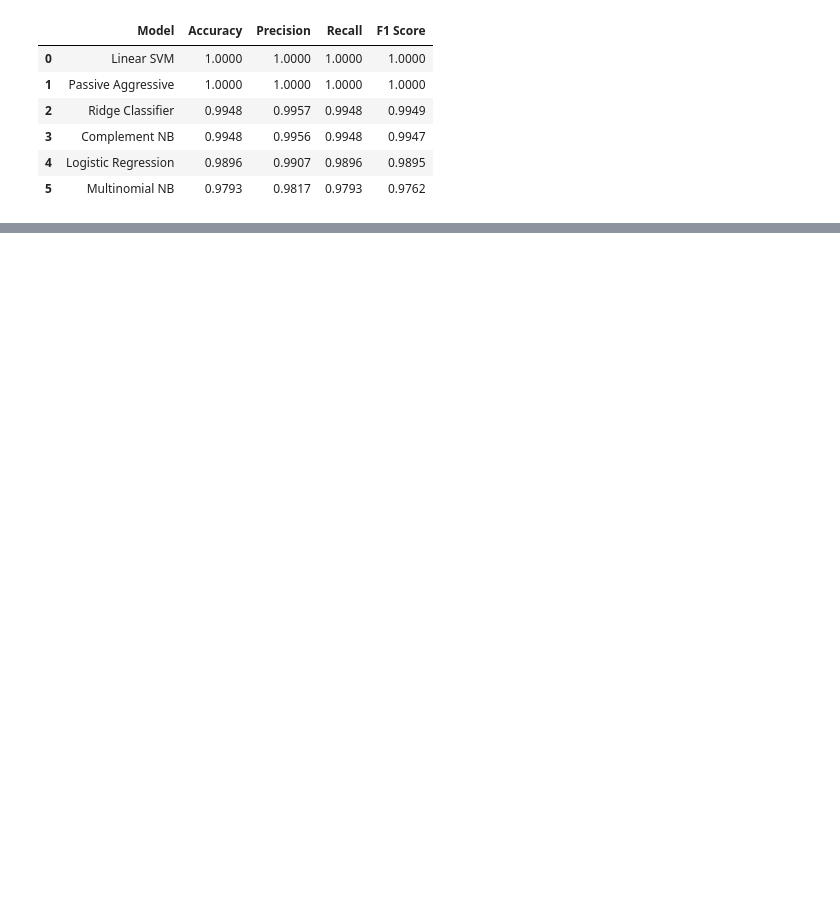
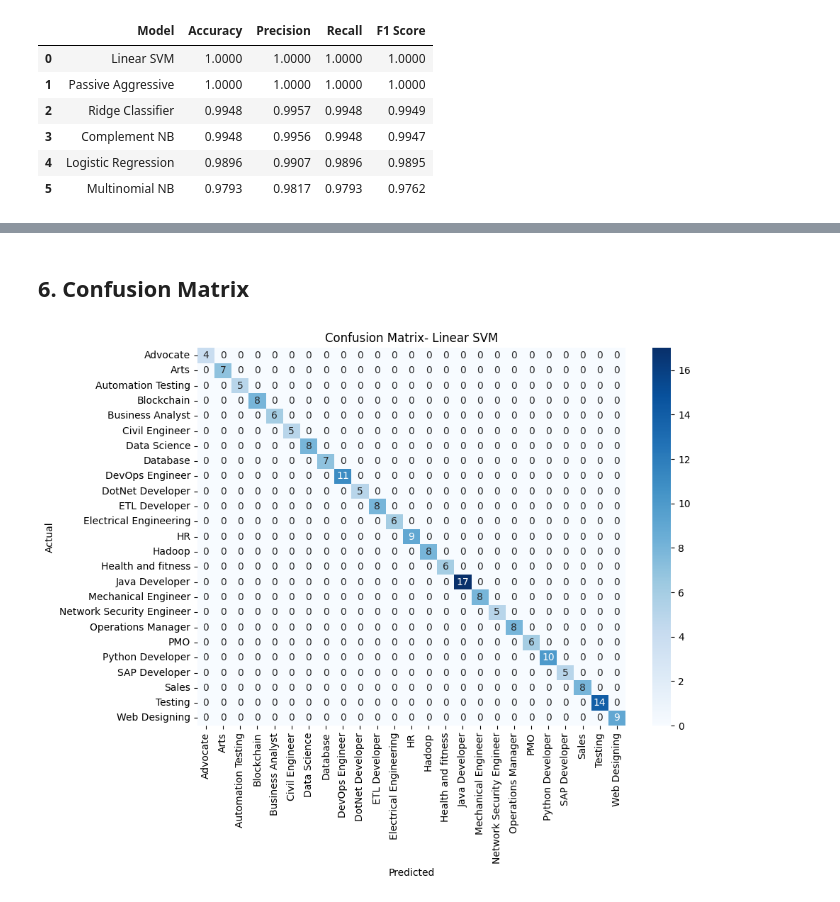
Before and after one commit to bhavya25-ds/Resume-Screening--Classification, a Jupyter notebook: 03_Model_Training.ipynb, the cells around one changed output, grey strips where cells are left out. Drawn from its saved outputs; the diff is of its cells as text; code cells hidden in the pictures; blank space fills up the shorter version.

Commit message:
created conufusion matrix

```diff
--- a/03_Model_Training.ipynb
+++ b/03_Model_Training.ipynb
@@ -50,0 +65,11 @@ res_df.round(4)
+# %% [markdown]
+## 6. Confusion Matrix
+# %%
+best_name=res_df.iloc[0]['Model']
+best=Utility.get_models()[best_name]; best.fit(X_train,y_train); pred=best.predict(X_test)
+fig,ax=plt.subplots(figsize=(10, 8))
+Utility.plot_confusion_matrix(y_test,pred,best_name,labels=sorted(df['label'].unique()),ax=ax);
+plt.tight_layout();
+plt.show()
+# %% [output]
+[figure, added]
```
Also changed, not shown: parts of 3 cells of this notebook.
